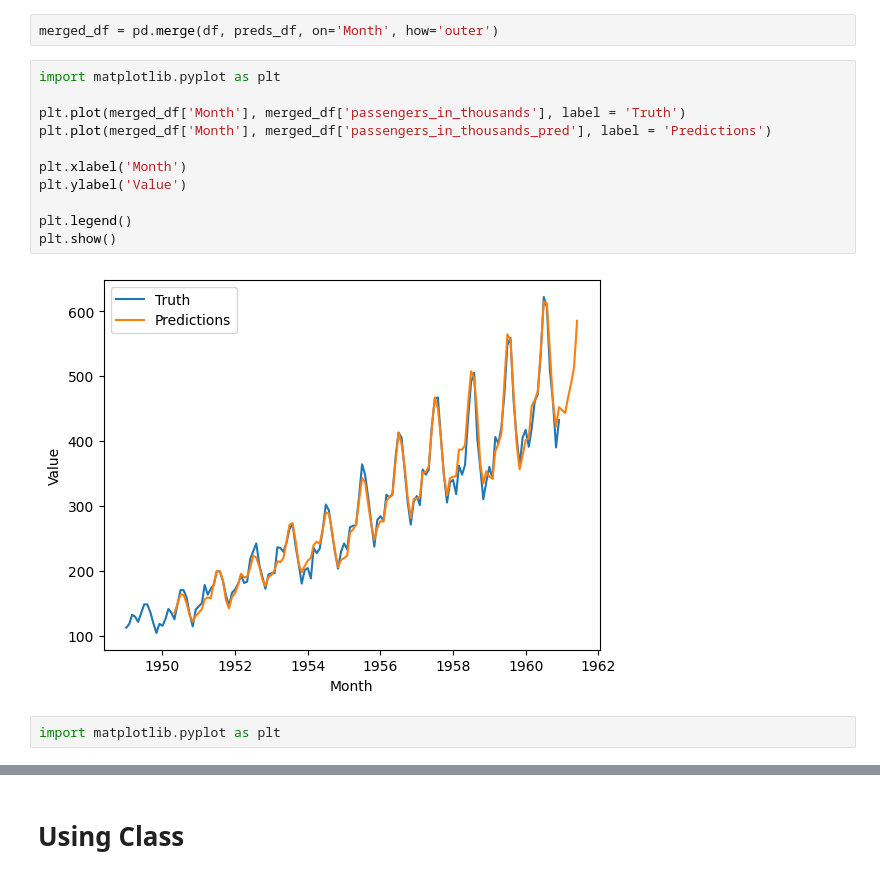
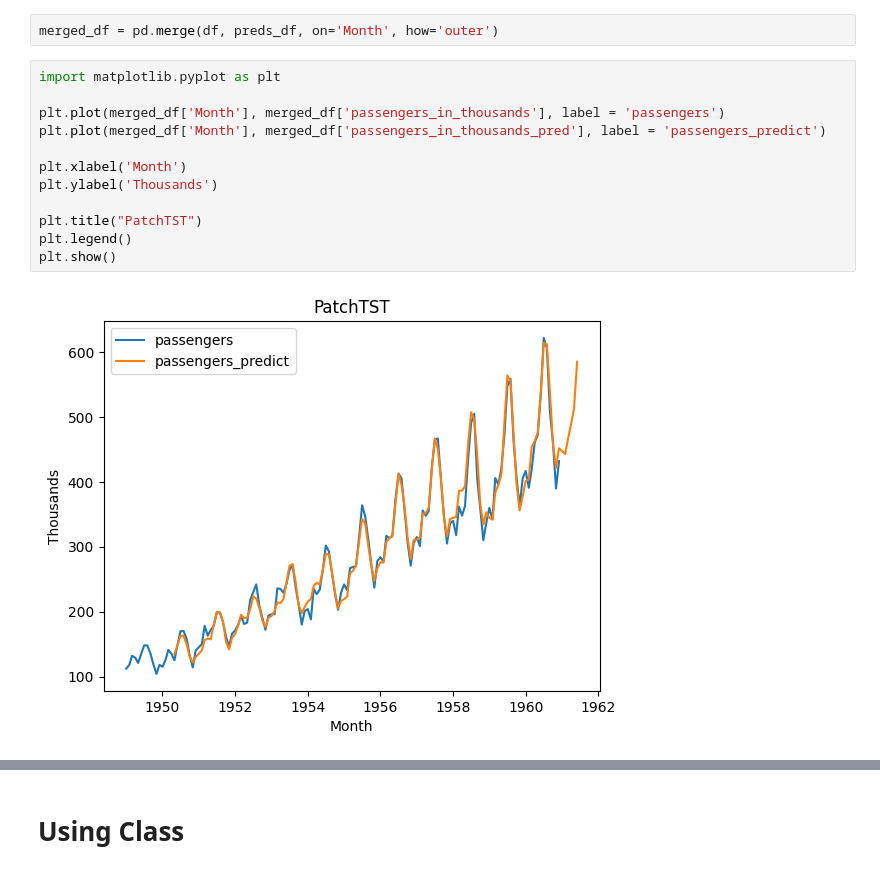
Before and after one commit to ginofft/TimeSeriesAnalysis, a Jupyter notebook: playground.ipynb, the cells around one changed output, grey strips where cells are left out. Cells and saved outputs as stored; diff of their text form.

```diff
--- a/playground.ipynb
+++ b/playground.ipynb
@@ -424,15 +429,14 @@ merged_df = pd.merge(df, preds_df, on='Month', how='outer')
 # %%
 import matplotlib.pyplot as plt
 
-plt.plot(merged_df['Month'], merged_df['passengers_in_thousands'], label = 'Truth')
-plt.plot(merged_df['Month'], merged_df['passengers_in_thousands_pred'], label = 'Predictions')
+plt.plot(merged_df['Month'], merged_df['passengers_in_thousands'], label = 'passengers')
+plt.plot(merged_df['Month'], merged_df['passengers_in_thousands_pred'], label = 'passengers_predict')
 
 plt.xlabel('Month')
-plt.ylabel('Value')
+plt.ylabel('Thousands')
 
+plt.title("PatchTST")
 plt.legend()
 plt.show()
 # %% [output]
-[figure, old version]
+[figure, new version]
-# %%
-import matplotlib.pyplot as plt
```
Also changed, not shown: parts of 29 cells of this notebook, 5 other files.
